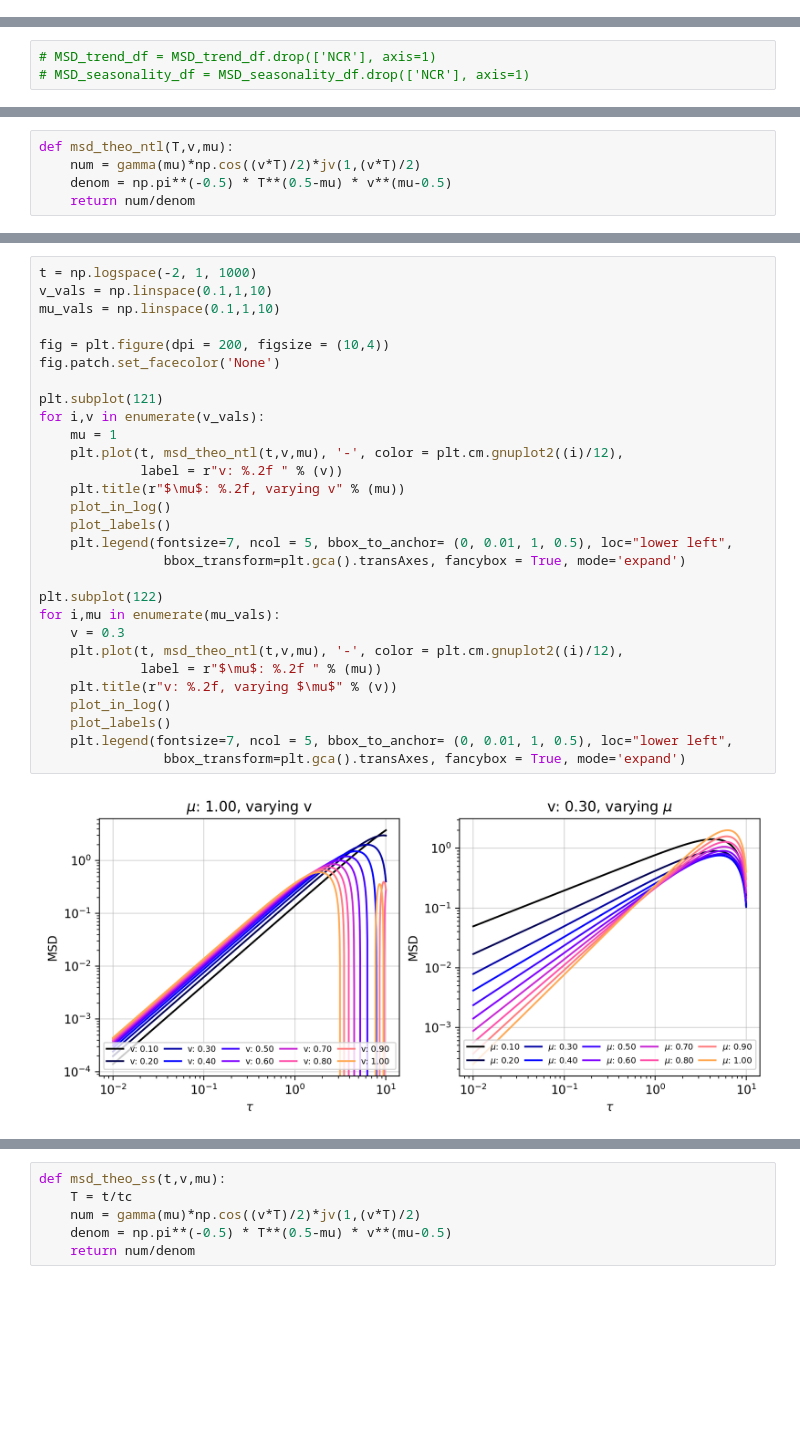
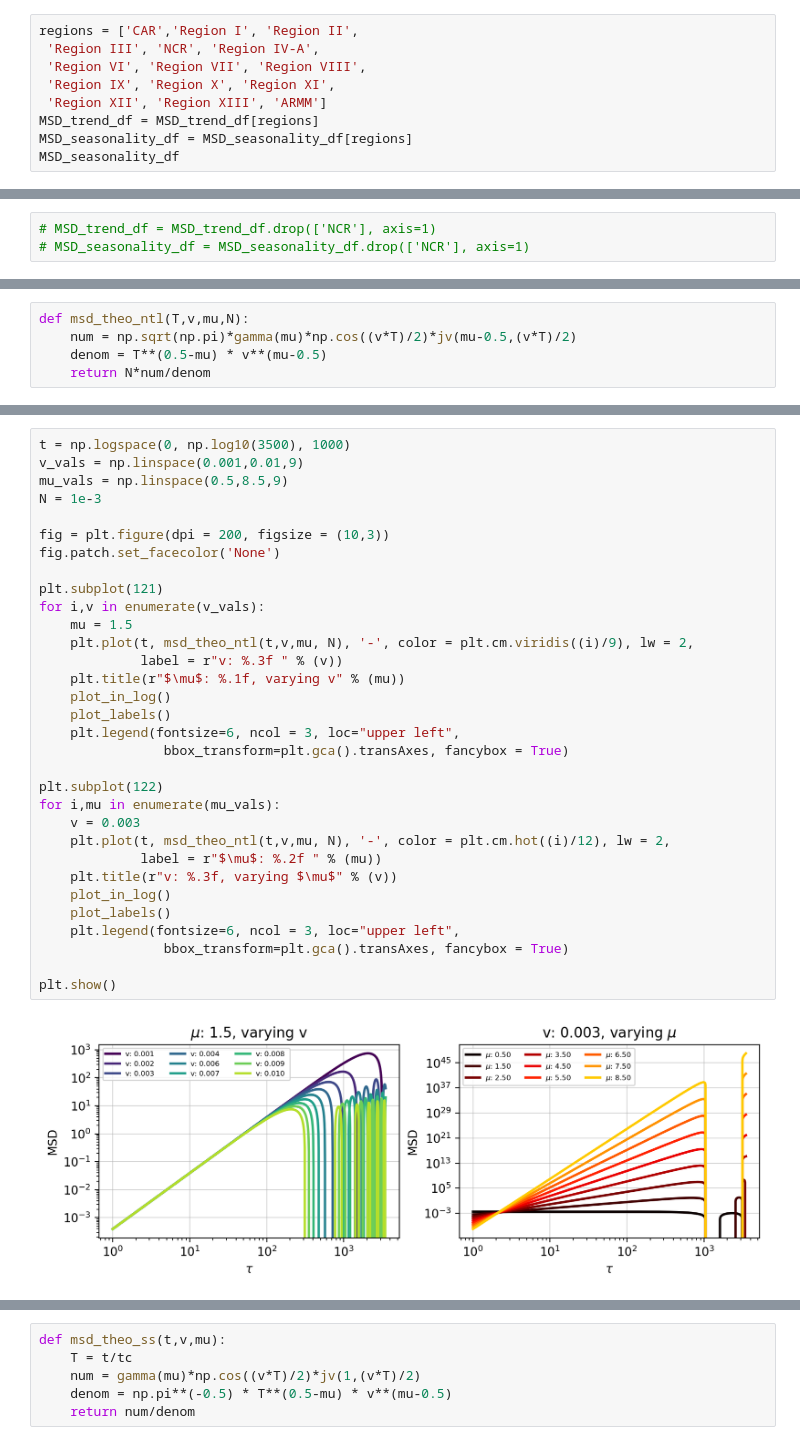
Before and after one commit to reneprincipejr/Physics-305---White-Noise-Analysis, a Jupyter notebook: Programming Assignments/Principe - Physics 305 First Passage Time Density.ipynb, the cells around one changed output, grey strips where cells are left out. Cells and saved outputs as stored; diff of their text form; blank space fills up the shorter version.

```diff
--- a/Programming Assignments/Principe - Physics 305 First Passage Time Density.ipynb
+++ b/Programming Assignments/Principe - Physics 305 First Passage Time Density.ipynb
@@ -25,3 +27,12 @@ marker = itertools.cycle((',', '+', '.', 'o', '*'))
 # %%
 MSD_trend_df = pd.read_csv("../MSD_trends.csv", index_col = 0)
 MSD_seasonality_df = pd.read_csv("../MSD_seasonality.csv", parse_dates=True, index_col = 0)
+# %%
+regions = ['CAR','Region I', 'Region II',
+ 'Region III', 'NCR', 'Region IV-A',
+ 'Region VI', 'Region VII', 'Region VIII',
+ 'Region IX', 'Region X', 'Region XI',
+ 'Region XII', 'Region XIII', 'ARMM']
+MSD_trend_df = MSD_trend_df[regions]
+MSD_seasonality_df = MSD_seasonality_df[regions]
+MSD_seasonality_df
@@ -64,5 +92,5 @@ for i, loc in tqdm(enumerate(MSD_trend_df.columns), desc = 'Plotting MSD'):
 # %%
-def msd_theo_ntl(T,v,mu):
-    num = gamma(mu)*np.cos((v*T)/2)*jv(1,(v*T)/2)
-    denom = np.pi**(-0.5) * T**(0.5-mu) * v**(mu-0.5)
-    return num/denom
+def msd_theo_ntl(T,v,mu,N):
+    num = np.sqrt(np.pi)*gamma(mu)*np.cos((v*T)/2)*jv(mu-0.5,(v*T)/2)
+    denom = T**(0.5-mu) * v**(mu-0.5)
+    return N*num/denom
@@ -69,31 +99,34 @@ def msd_theo_ntl(T,v,mu):
 # %%
-t = np.logspace(-2, 1, 1000)
-v_vals = np.linspace(0.1,1,10)
-mu_vals = np.linspace(0.1,1,10)
+t = np.logspace(0, np.log10(3500), 1000)
+v_vals = np.linspace(0.001,0.01,9)
+mu_vals = np.linspace(0.5,8.5,9)
+N = 1e-3
 
-fig = plt.figure(dpi = 200, figsize = (10,4))
+fig = plt.figure(dpi = 200, figsize = (10,3))
 fig.patch.set_facecolor('None')
 
 plt.subplot(121)
 for i,v in enumerate(v_vals):
-    mu = 1
-    plt.plot(t, msd_theo_ntl(t,v,mu), '-', color = plt.cm.gnuplot2((i)/12),
-             label = r"v: %.2f " % (v))
-    plt.title(r"$\mu$: %.2f, varying v" % (mu))
+    mu = 1.5
+    plt.plot(t, msd_theo_ntl(t,v,mu, N), '-', color = plt.cm.viridis((i)/9), lw = 2,
+             label = r"v: %.3f " % (v))
+    plt.title(r"$\mu$: %.1f, varying v" % (mu))
     plot_in_log()
     plot_labels()
-    plt.legend(fontsize=7, ncol = 5, bbox_to_anchor= (0, 0.01, 1, 0.5), loc="lower left",
-                bbox_transform=plt.gca().transAxes, fancybox = True, mode='expand')
+    plt.legend(fontsize=6, ncol = 3, loc="upper left",
+                bbox_transform=plt.gca().transAxes, fancybox = True)
 
 plt.subplot(122)
 for i,mu in enumerate(mu_vals):
-    v = 0.3
-    plt.plot(t, msd_theo_ntl(t,v,mu), '-', color = plt.cm.gnuplot2((i)/12),
+    v = 0.003
+    plt.plot(t, msd_theo_ntl(t,v,mu, N), '-', color = plt.cm.hot((i)/12), lw = 2,
              label = r"$\mu$: %.2f " % (mu))
-    plt.title(r"v: %.2f, varying $\mu$" % (v))
+    plt.title(r"v: %.3f, varying $\mu$" % (v))
     plot_in_log()
     plot_labels()
-    plt.legend(fontsize=7, ncol = 5, bbox_to_anchor= (0, 0.01, 1, 0.5), loc="lower left",
-                bbox_transform=plt.gca().transAxes, fancybox = True, mode='expand')
+    plt.legend(fontsize=6, ncol = 3, loc="upper left",
+                bbox_transform=plt.gca().transAxes, fancybox = True)
+
+plt.show()
 # %% [output]
-[figure, old version]
+[figure, new version]
```
Also changed, not shown: parts of 42 cells of this notebook, 2 other files.
